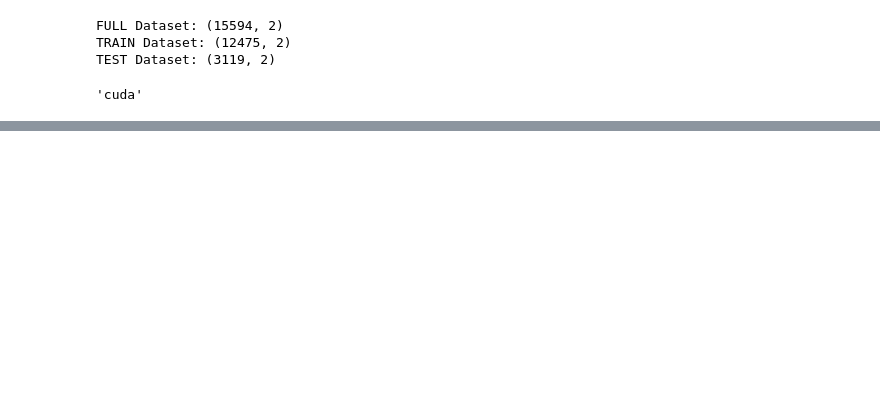
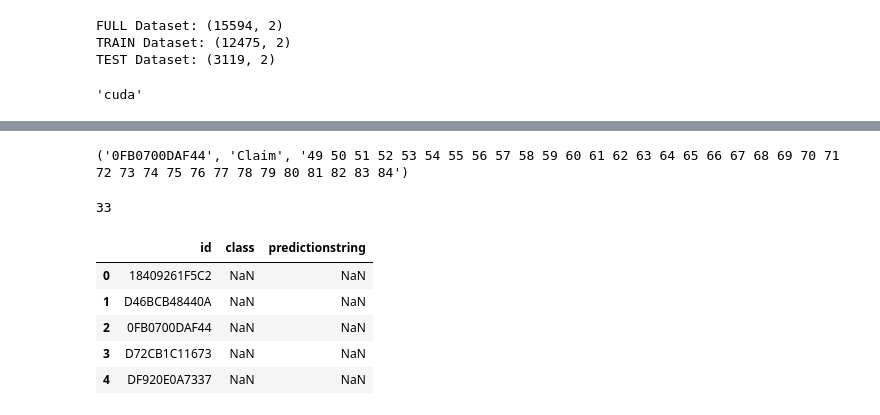
Before and after one commit to RaphaelZH/Kaggle_Competition_Practice_Notebooks_EN, a Jupyter notebook: feedback-prize-evaluating-student-writing.ipynb, the cells around one changed output, grey strips where cells are left out. Cells and saved outputs as stored; diff of their text form; code cells hidden in the pictures; blank space fills up the shorter version.

Commit message:
Kaggle Notebook | Feedback Prize - Evaluating Student Writing | Version 22

```diff
--- a/feedback-prize-evaluating-student-writing.ipynb
+++ b/feedback-prize-evaluating-student-writing.ipynb
@@ -177,7 +191,7 @@ train_text_df.head()
 config = {'model_name': '/kaggle/input/roberta-base/',
          'max_length': 512,
          'train_batch_size':8,
-         'valid_batch_size':8,
+         'valid_batch_size':16,
          'epochs':3,
          'learning_rate':1e-05,
          'max_grad_norm':10,
@@ -305,0 +572,53 @@ torch.cuda.empty_cache()
+# %%
+# test_texts = train_text_df['text'].tolist()[:10]
+y_pred = []
+
+for i, t in enumerate(test_texts['text'].tolist()):
+    o,o_t = inference(t)
+    y_pred.append(o)
+    l = train_text_df['entities'][i]
+# %%
+final_preds = []
+import pdb
+for i in tqdm(range(len(test_texts))):
+#     pdb.set_trace()
+    idx = test_texts.id.values[i]
+#     pred = ['']*len(test_texts[i])
+
+#     for j in range(len(y_pred[i])):
+#         if words[i][j] != None:
+#             pred[words[i][j]] = labels[y_pred[i][j]]
+
+    pred = [x.replace('B-','').replace('I-','') for x in y_pred[i]]
+#     print(pred)
+    preds = []
+    j = 0
+    while j < len(pred):
+        cls = pred[j]
+#         pdb.set_trace()
+        if cls == 'O':
+            j += 1
+        end = j + 1
+        while end < len(pred) and pred[end] == cls:
+            end += 1
+
+        if cls != 'O' and cls != '' and end - j > 10:
+            final_preds.append((idx, cls, ' '.join(map(str, list(range(j, end))))))
+
+        j = end
+
+print(final_preds[1])
+# %% [output]
+('0FB0700DAF44', 'Claim', '49 50 51 52 53 54 55 56 57 58 59 60 61 62 63 64 65 66 67 68 69 70 71 72 73 74 75 76 77 78 79 80 81 82 83 84')
+# %%
+print(len(final_preds))
+test_df = pd.read_csv('../input/feedback-prize-2021/sample_submission.csv')
+test_df
+# %% [output]
+33
+|  | id | class | predictionstring |
+| 0 | 18409261F5C2 | NaN | NaN |
+| 1 | D46BCB48440A | NaN | NaN |
+| 2 | 0FB0700DAF44 | NaN | NaN |
+| 3 | D72CB1C11673 | NaN | NaN |
+| 4 | DF920E0A7337 | NaN | NaN |
```
Also changed, not shown: parts of 16 cells of this notebook.
